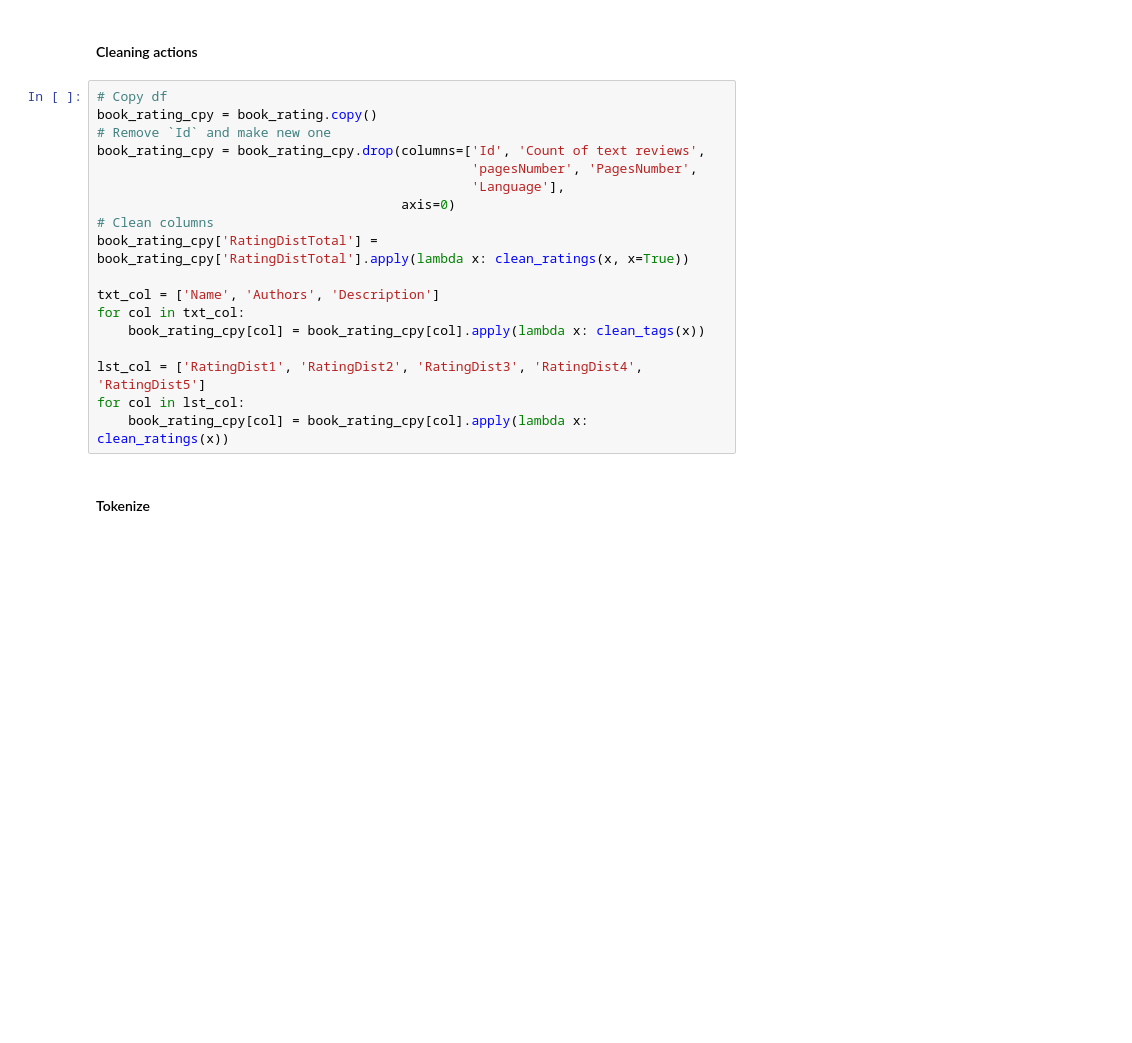
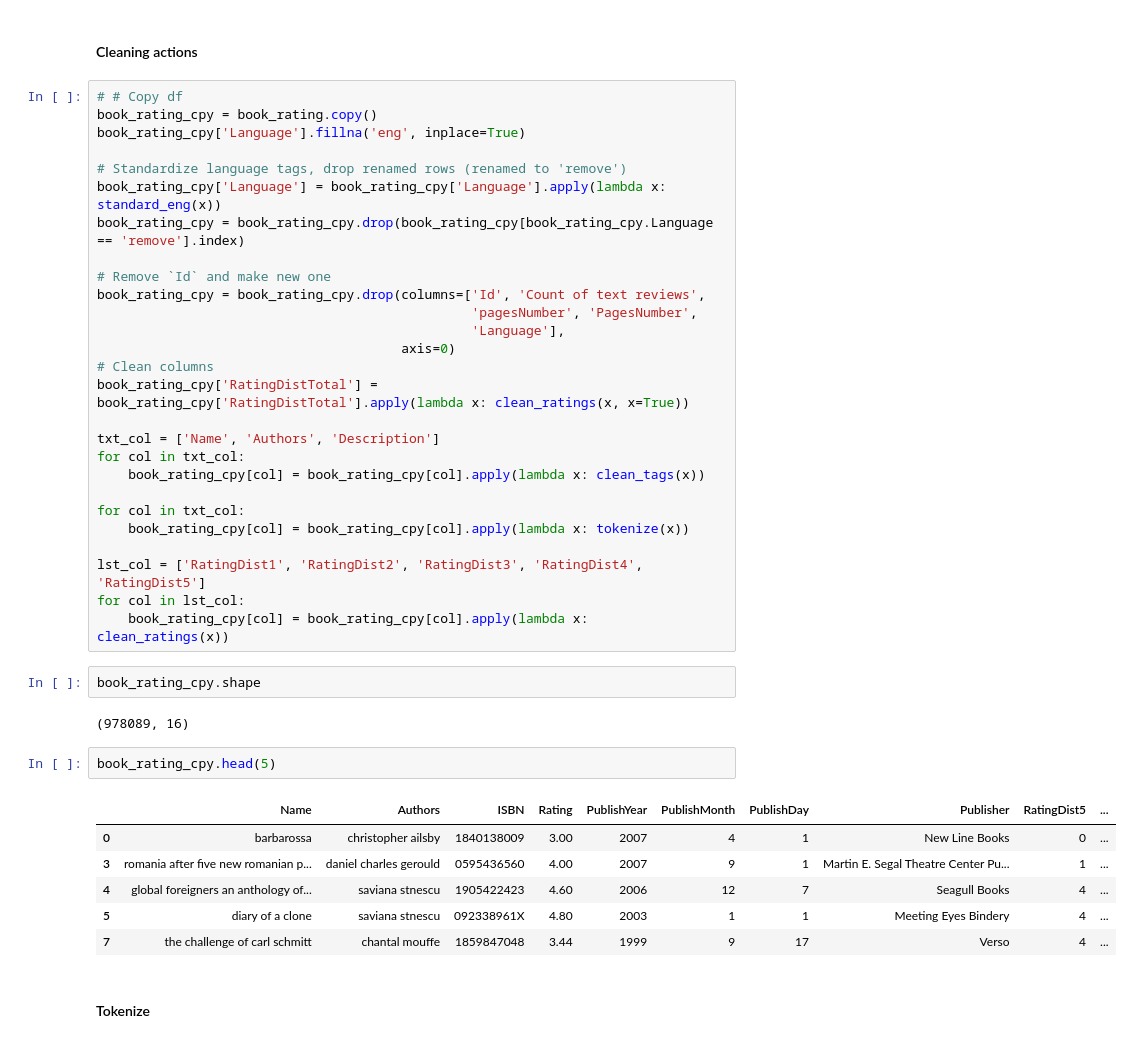
Before and after one commit to ds-bw-tt74/GoodReads-Recommender, a Jupyter notebook: notebooks/ml-goodreads.ipynb, the cells around one changed output. Drawn from its saved outputs; the diff is of its cells as text; blank space fills up the shorter version.

```diff
--- a/notebooks/ml-goodreads.ipynb
+++ b/notebooks/ml-goodreads.ipynb
@@ -100,8 +192,14 @@ def clean_tags(raw_txt):
 # %% [markdown]
 #### Cleaning actions
 # %%
-# Copy df
+# # Copy df
 book_rating_cpy = book_rating.copy()
+book_rating_cpy['Language'].fillna('eng', inplace=True)
+
+# Standardize language tags, drop renamed rows (renamed to 'remove')
+book_rating_cpy['Language'] = book_rating_cpy['Language'].apply(lambda x: standard_eng(x))
+book_rating_cpy = book_rating_cpy.drop(book_rating_cpy[book_rating_cpy.Language == 'remove'].index)
+
 # Remove `Id` and make new one
 book_rating_cpy = book_rating_cpy.drop(columns=['Id', 'Count of text reviews',
                                                 'pagesNumber', 'PagesNumber',
@@ -114,9 +212,25 @@ txt_col = ['Name', 'Authors', 'Description']
 for col in txt_col:
     book_rating_cpy[col] = book_rating_cpy[col].apply(lambda x: clean_tags(x))
 
+for col in txt_col:
+    book_rating_cpy[col] = book_rating_cpy[col].apply(lambda x: tokenize(x))
+
 lst_col = ['RatingDist1', 'RatingDist2', 'RatingDist3', 'RatingDist4', 'RatingDist5']
 for col in lst_col:
     book_rating_cpy[col] = book_rating_cpy[col].apply(lambda x: clean_ratings(x))
+# %%
+book_rating_cpy.shape
+# %% [output]
+(978089, 16)
+# %%
+book_rating_cpy.head(5)
+# %% [output]
+|  | Name | Authors | ISBN | Rating | PublishYear | PublishMonth | PublishDay | Publisher | RatingDist5 | ... |
+| 0 | barbarossa | christopher ailsby | 1840138009 | 3.00 | 2007 | 4 | 1 | New Line Books | 0 | ... |
+| 3 | romania after five new romanian p... | daniel charles gerould | 0595436560 | 4.00 | 2007 | 9 | 1 | Martin E. Segal Theatre Center Pu... | 1 | ... |
+| 4 | global foreigners an anthology of... | saviana stnescu | 1905422423 | 4.60 | 2006 | 12 | 7 | Seagull Books | 4 | ... |
+| 5 | diary of a clone | saviana stnescu | 092338961X | 4.80 | 2003 | 1 | 1 | Meeting Eyes Bindery | 4 | ... |
+| 7 | the challenge of carl schmitt | chantal mouffe | 1859847048 | 3.44 | 1999 | 9 | 17 | Verso | 4 | ... |
 # %% [markdown]
 #### Tokenize
 # %%
```
Also changed, not shown: parts of 21 cells of this notebook, 1 other file.
